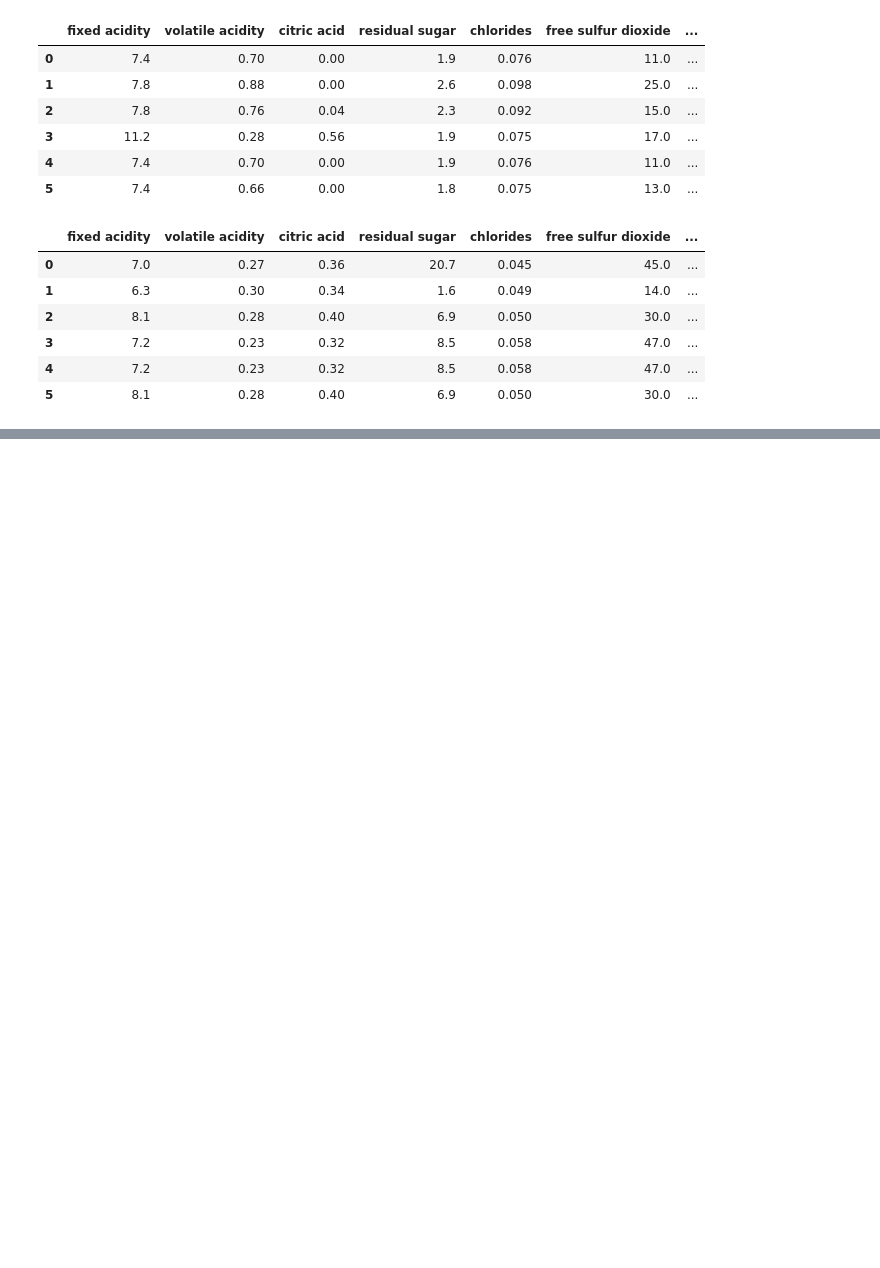
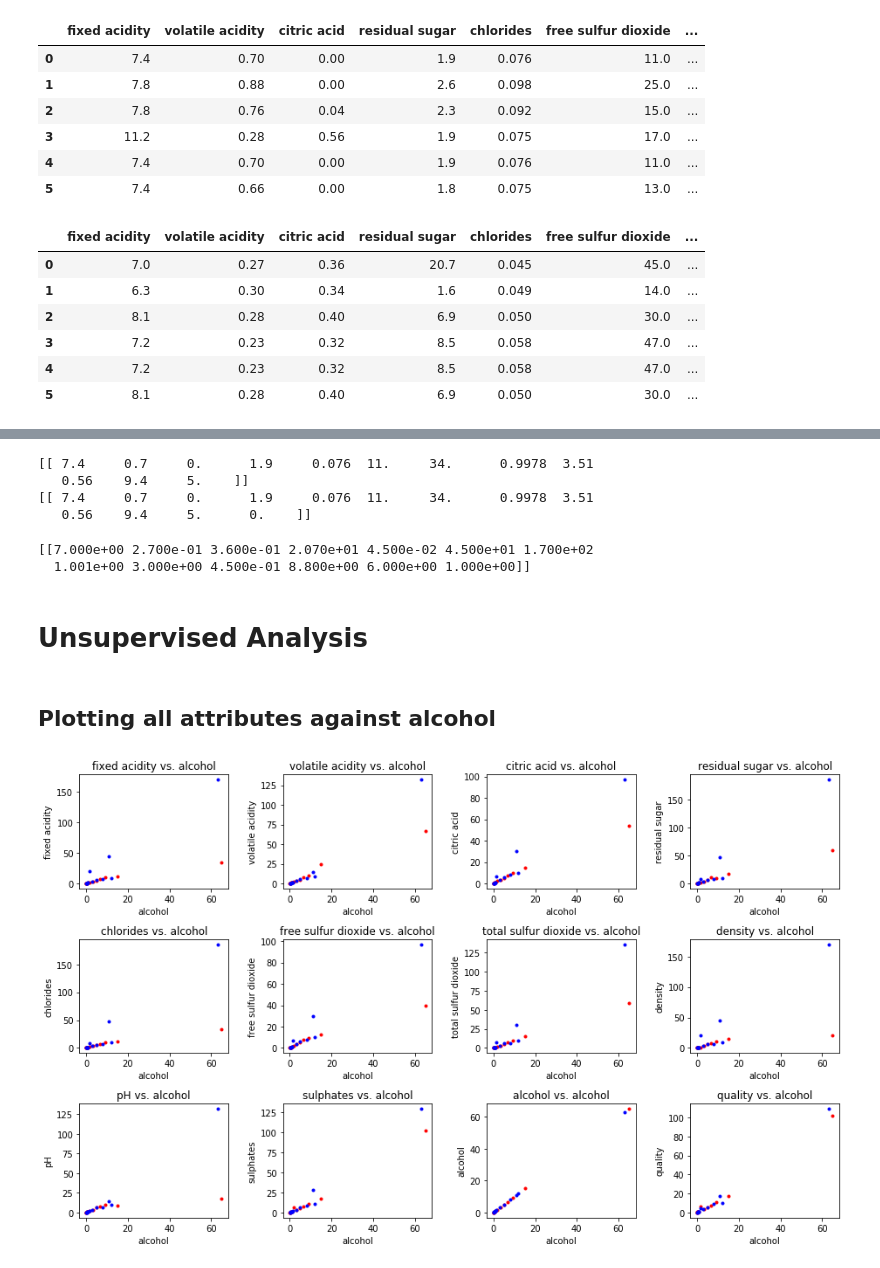
Before and after one commit to jonnysassoon/Mark-and-Jonny-ML-Project, a Jupyter notebook: Predicting Wine Type.ipynb, the cells around one changed output, grey strips where cells are left out. Saved outputs shown, nothing was run; the diff lists cells and outputs as text; code cells hidden in the pictures; blank space fills up the shorter version.

Commit message:
Began unsupervised analysis

```diff
--- a/Predicting Wine Type.ipynb
+++ b/Predicting Wine Type.ipynb
@@ -34 +36,6 @@ df_white.head(6)
 # combine dataframes
+# %%
+# Get column names
+column_names = list(df_red)
+for i in range(len(column_names)):
+    print(i, column_names[i])
@@ -34,0 +55,47 @@ df_white.head(6)
+# %%
+# Add column of zeros to red wine values
+red = df_red.values
+print(red[:1, :])
+zeros = np.zeros((red.shape[0], 1))
+red = np.hstack((red, zeros))
+print(red[:1, :])
+# %% [output]
+[[ 7.4     0.7     0.      1.9     0.076  11.     34.      0.9978  3.51
+   0.56    9.4     5.    ]]
+[[ 7.4     0.7     0.      1.9     0.076  11.     34.      0.9978  3.51
+   0.56    9.4     5.      0.    ]]
+# %%
+# Add column of ones to white wine values
+white = df_white.values
+ones = np.ones((white.shape[0], 1))
+white = np.hstack((white, ones))
+print(white[:1, :])
+# %% [output]
+[[7.000e+00 2.700e-01 3.600e-01 2.070e+01 4.500e-02 4.500e+01 1.700e+02
+  1.001e+00 3.000e+00 4.500e-01 8.800e+00 6.000e+00 1.000e+00]]
+# %% [markdown]
+# Unsupervised Analysis
+# %% [markdown]
+## Plotting all attributes against alcohol
+# %%
+# Plotting all against alcohol
+
+alcohol_index = 10
+
+# figsize=(width, height)
+plt.figure(figsize=(13, 8))
+
+for i in range(len(column_names)):
+    plt.subplot(3, 4, i+1)
+    x_label = column_names[alcohol_index]
+    y_label = column_names[i]
+    plt.plot(red[alcohol_index], red[i], 'r.')
+    plt.plot(white[alcohol_index], white[i], 'b.')
+    plt.title(y_label + " vs. " + x_label)
+    plt.xlabel(x_label)
+    plt.ylabel(y_label)
+
+plt.tight_layout()
+plt.show()
+# %% [output]
+[figure, added]
```
Also changed, not shown: parts of 4 cells of this notebook.
